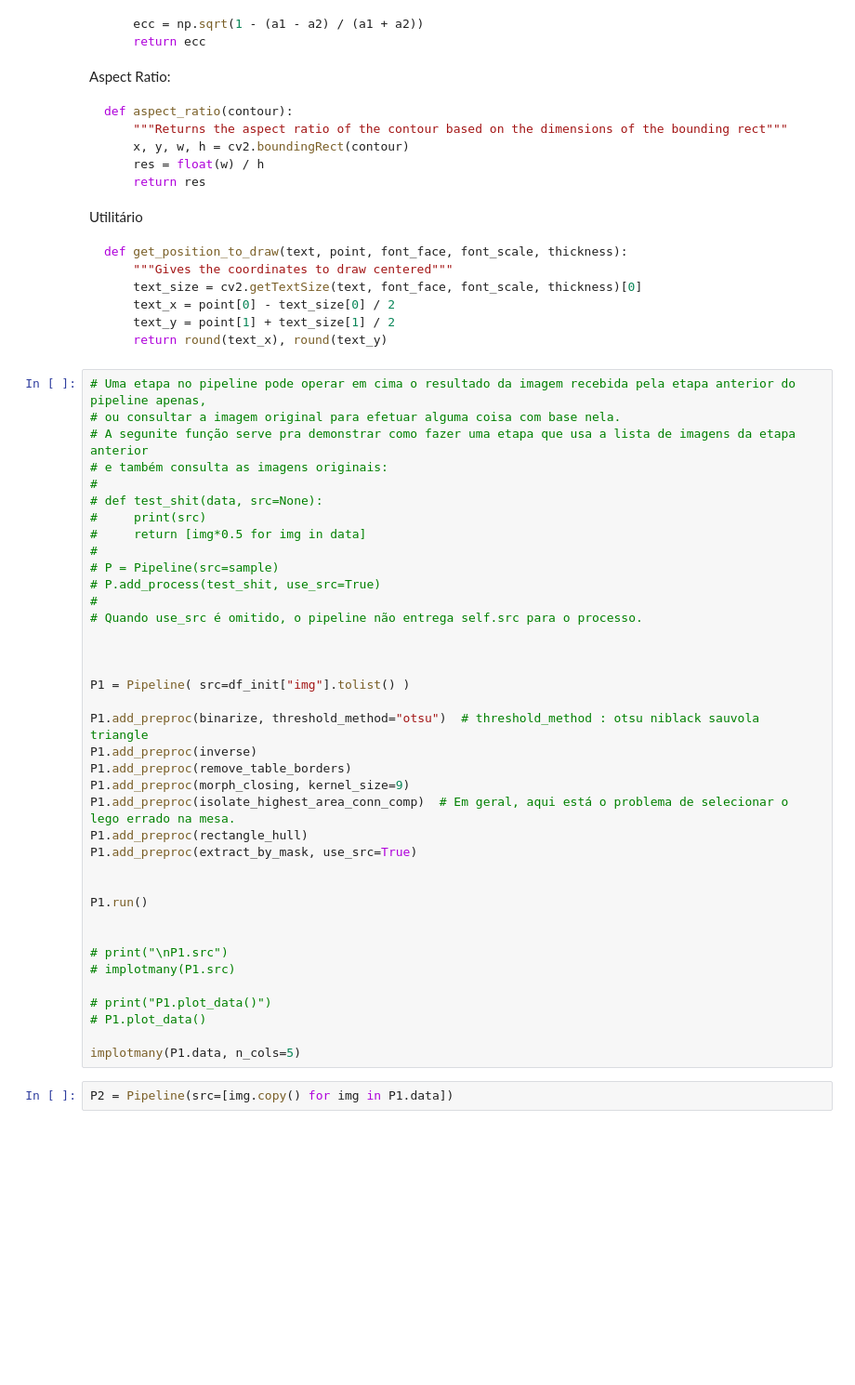
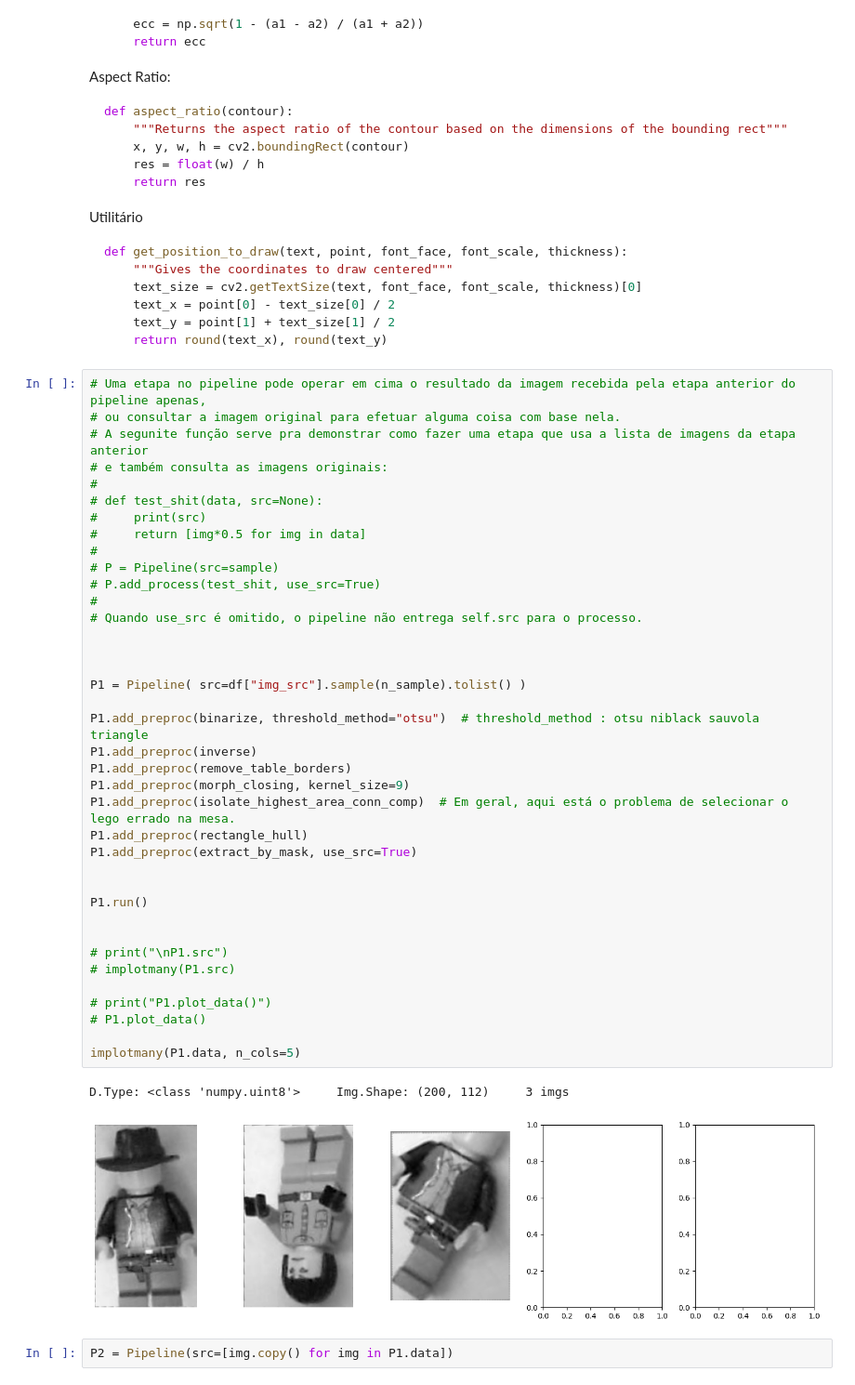
Before and after one commit to kallyous/DIP-2024, a Jupyter notebook: Proj_1_Lego_Deffect_Detection/PDI_Proj_1_Proto_2.ipynb, the cells around one changed output. Shown at 93% size. Drawn from its saved outputs; the diff is of its cells as text; blank space fills up the shorter version.

```diff
--- a/Proj_1_Lego_Deffect_Detection/PDI_Proj_1_Proto_2.ipynb
+++ b/Proj_1_Lego_Deffect_Detection/PDI_Proj_1_Proto_2.ipynb
@@ -550,34 +598,37 @@ def get_position_to_draw(text, point, font_face, font_scale, thickness):
 #     print(src)
 #     return [img*0.5 for img in data]
 #
 # P = Pipeline(src=sample)
 # P.add_process(test_shit, use_src=True)
 #
 # Quando use_src é omitido, o pipeline não entrega self.src para o processo.
 
 
 
-P1 = Pipeline( src=df_init["img"].tolist() )
+P1 = Pipeline( src=df["img_src"].sample(n_sample).tolist() )
 
 P1.add_preproc(binarize, threshold_method="otsu")  # threshold_method : otsu niblack sauvola triangle
 P1.add_preproc(inverse)
 P1.add_preproc(remove_table_borders)
 P1.add_preproc(morph_closing, kernel_size=9)
 P1.add_preproc(isolate_highest_area_conn_comp)  # Em geral, aqui está o problema de selecionar o lego errado na mesa.
 P1.add_preproc(rectangle_hull)
 P1.add_preproc(extract_by_mask, use_src=True)
 
 
 P1.run()
 
 
 # print("\nP1.src")
 # implotmany(P1.src)
 
 # print("P1.plot_data()")
 # P1.plot_data()
 
 implotmany(P1.data, n_cols=5)
+# %% [output]
+D.Type: <class 'numpy.uint8'>     Img.Shape: (200, 112)     3 imgs
+[figure, added]
 # %%
 P2 = Pipeline(src=[img.copy() for img in P1.data])
 # %%
```
Also changed, not shown: parts of 11 cells of this notebook, 3 other files.
